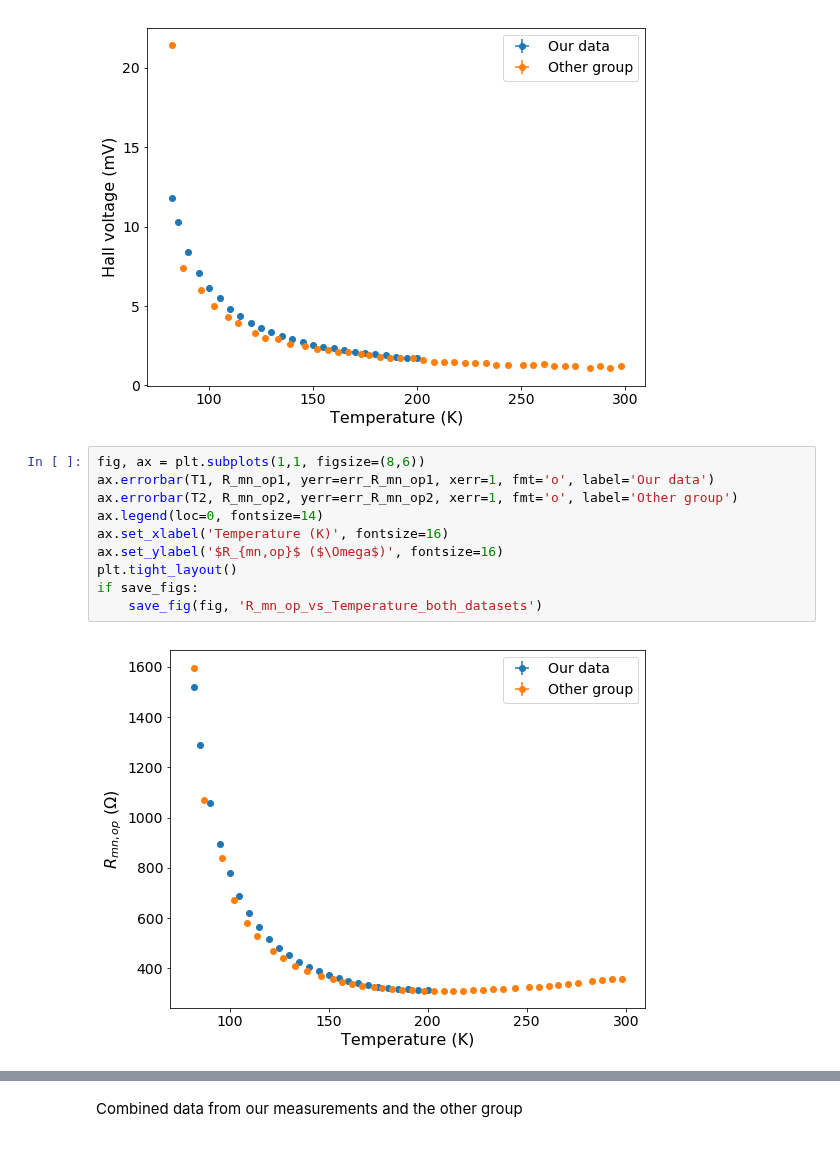
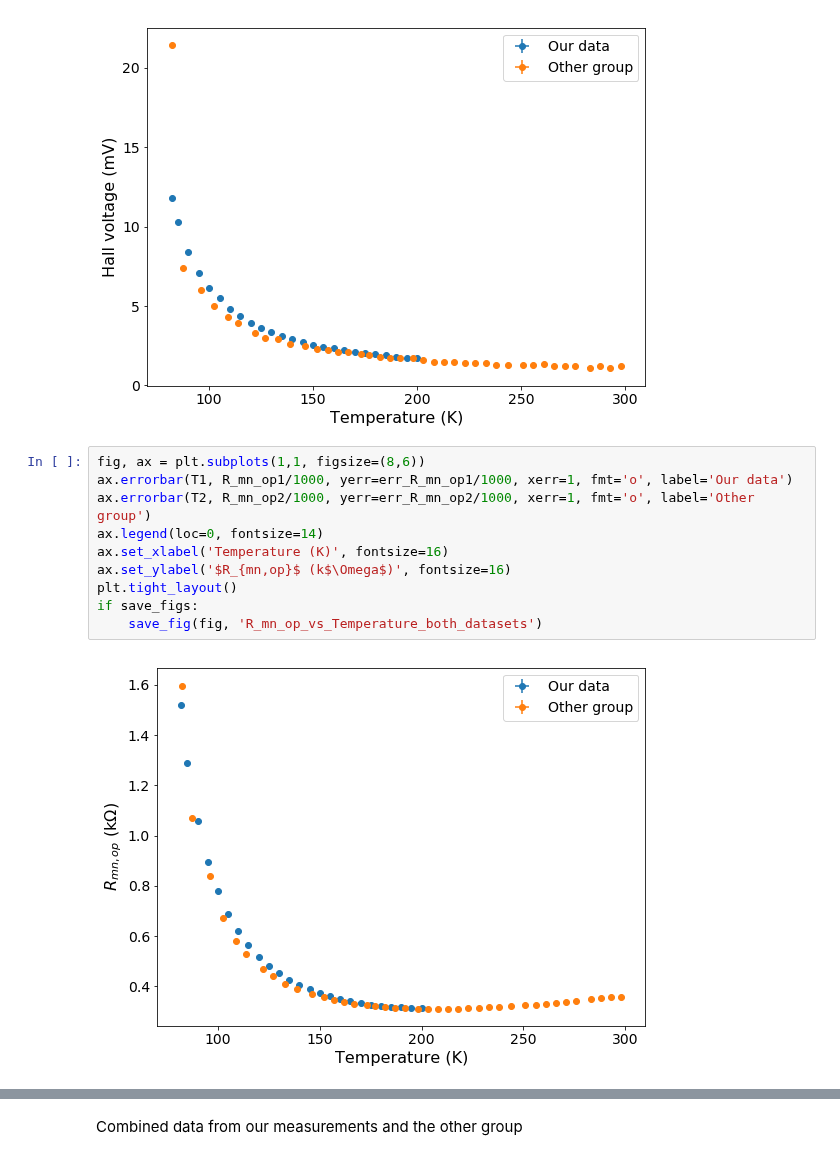
Before and after one commit to iyanmv/APL_ws18-19, a Jupyter notebook: Hall/Hall_effect.ipynb, the cells around one changed output, grey strips where cells are left out. Saved outputs shown, nothing was run; the diff lists cells and outputs as text.

```diff
--- a/Hall/Hall_effect.ipynb
+++ b/Hall/Hall_effect.ipynb
@@ -200,15 +200,15 @@ if save_figs:
 [figure]
 # %%
 fig, ax = plt.subplots(1,1, figsize=(8,6))
-ax.errorbar(T1, R_mn_op1, yerr=err_R_mn_op1, xerr=1, fmt='o', label='Our data')
-ax.errorbar(T2, R_mn_op2, yerr=err_R_mn_op2, xerr=1, fmt='o', label='Other group')
+ax.errorbar(T1, R_mn_op1/1000, yerr=err_R_mn_op1/1000, xerr=1, fmt='o', label='Our data')
+ax.errorbar(T2, R_mn_op2/1000, yerr=err_R_mn_op2/1000, xerr=1, fmt='o', label='Other group')
 ax.legend(loc=0, fontsize=14)
 ax.set_xlabel('Temperature (K)', fontsize=16)
-ax.set_ylabel('$R_{mn,op}$ ($\Omega$)', fontsize=16)
+ax.set_ylabel('$R_{mn,op}$ (k$\Omega$)', fontsize=16)
 plt.tight_layout()
 if save_figs:
     save_fig(fig, 'R_mn_op_vs_Temperature_both_datasets')
 # %% [output]
-[figure, old version]
+[figure, new version]
 # %%
 fig, ax = plt.subplots(1,1, figsize=(8,6))
```
Also changed, not shown: parts of 21 cells of this notebook, 13 other files.
